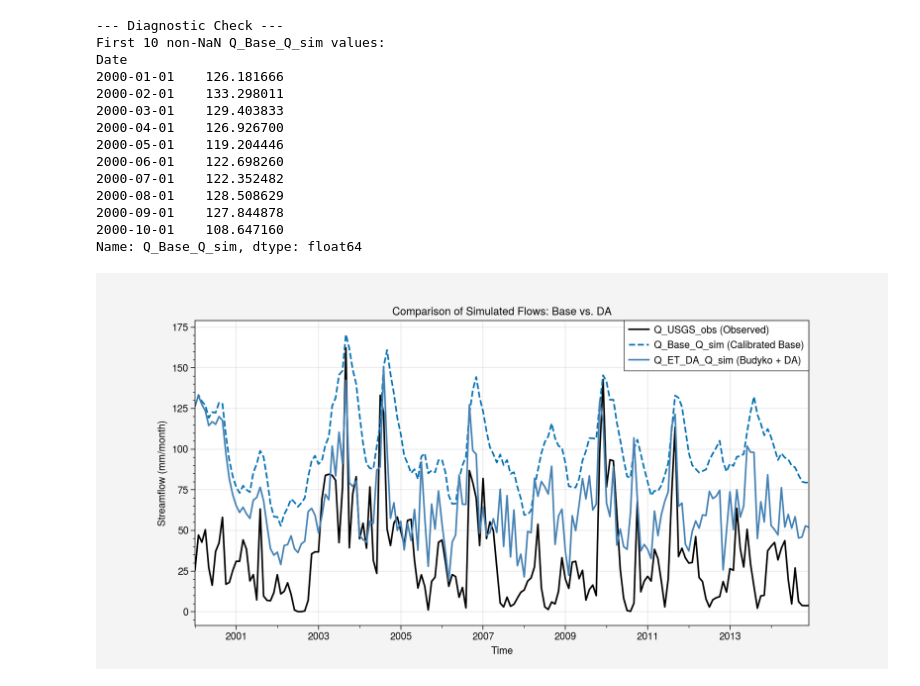
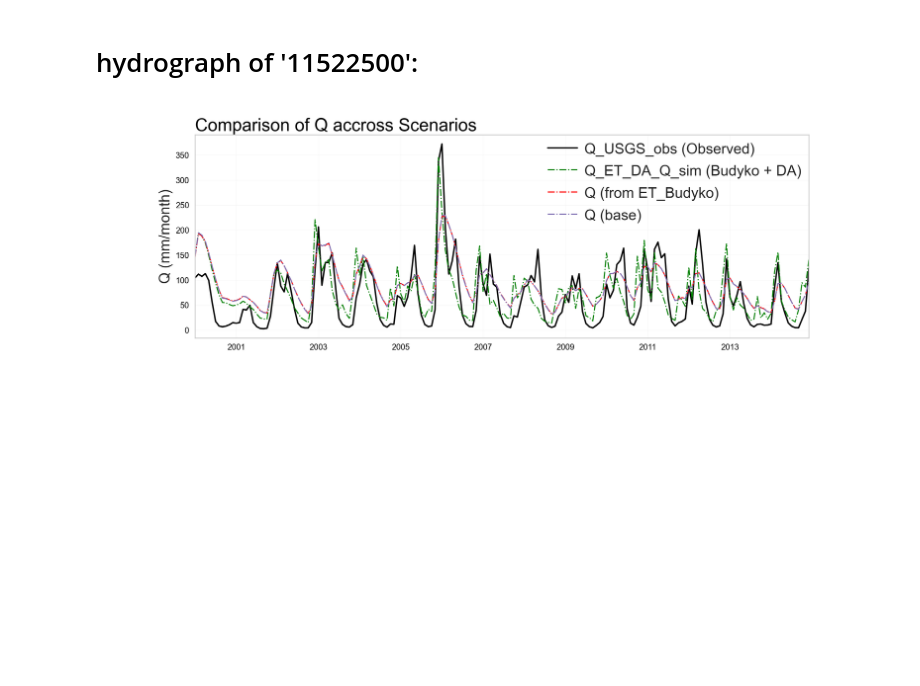
Before and after one commit to Habte1345/Bayesian_DA_Budyko_modeling, a Jupyter notebook: notebooks/notwbook.ipynb, the cells around one changed output. Drawn from its saved outputs; the diff is of its cells as text; code cells hidden in the pictures; blank space fills up the shorter version.

```diff
--- a/notebooks/notwbook.ipynb
+++ b/notebooks/notwbook.ipynb
@@ -23,20 +30,0 @@ df.describe()
-# %%
-import pandas as pd
-import matplotlib.pyplot as plt
-
-# Load the Feather file
-file_path = r"C:\Users\hdagne1\Box\Dr.Mesfin Research\Codes\DA\DA_Github_repo\Bayesian_DA_Budyko_modeling\Simulation_results\enkf_timeseries_by_basin\01669520_enkf_timeseries_ET_DA.feather"
-df = pd.read_feather(file_path)
-
-df.columns
-df.set_index('Date', inplace=True)
-plt.figure(figsize=(10, 3))
-df['Q_USGS_obs'].plot(label='Q_USGS_obs')
-# df['Q_B_Q_sim'].plot(label='Base_Q_sim')
-
-df['Q_ET_DA_Q_sim'].plot(label='Budyko + DA')
-plt.xlabel('Time')
-plt.ylabel('Simulated Q')
-plt.title('Comparison of Simulated Flows')
-plt.legend()
-plt.show()
@@ -45,56 +31,26 @@ plt.show()
+# %% [markdown]
+# hydrograph of '11522500':
 # %%
-import pandas as pd
-import matplotlib.pyplot as plt
-import os
 
-# Define file path for basin 01669520
-file_path = r"C:\Users\hdagne1\Box\Dr.Mesfin Research\Codes\DA\DA_Github_repo\Bayesian_DA_Budyko_modeling\Simulation_results\enkf_timeseries_by_basin\01669520_enkf_timeseries_ET_DA.feather"
+file_path = r"C:\Users\hdagne1\Box\Dr.Mesfin Research\Codes\DA\DA_Github_repo\Bayesian_DA_Budyko_modeling\Simulation_results\enkf_timeseries_by_basin\11522500_enkf_timeseries_ET_DA.feather"
 
 if not os.path.exists(file_path):
     print("Error: Feather file not found. Check path.")
 else:
-    # Load the Feather file
     df = pd.read_feather(file_path)
-
     df.set_index('Date', inplace=True)
-
-    # --- CRITICAL CHECK: Plot the Base Simulation ---
-    plt.figure(figsize=(10, 5))
-    df['Q_USGS_obs'].plot(label='Q_USGS_obs (Observed)', color='k')
-
-    # ⚠️ Check THIS line
-    if 'Q_Base_Q_sim' in df.columns:
-        df['Q_Base_Q_sim'].plot(label='Q_Base_Q_sim (Calibrated Base)', linestyle='--')
-    else:
-        print("❌ WARNING: 'Q_Base_Q_sim' column NOT found in DataFrame!")
-
-    df['Q_ET_DA_Q_sim'].plot(label='Q_ET_DA_Q_sim (Budyko + DA)', color='steelblue')
-
-    # Print the first few non-NaN values for Q_Base_Q_sim for quick inspection
-    print("\n--- Diagnostic Check ---")
-    if 'Q_Base_Q_sim' in df.columns:
-        print(f"First 10 non-NaN Q_Base_Q_sim values:\n{df['Q_Base_Q_sim'].dropna().head(10)}")
+    plt.figure(figsize=(15, 5))
+    df['Q_USGS_obs'].plot(label='Q_USGS_obs (Observed)', color='black', lw=2)
+    df['Q_ET_DA_Q_sim'].plot(label='Q_ET_DA_Q_sim (Budyko + DA)', color='green', linestyle='-.')
+    df['Q_B_Q_sim'].plot(label='Q (from ET_Budyko)', color='red', linestyle='-.')
+    df['Q_Base_Q_sim'].plot(label='Q (base)', color='m', linestyle='-.')
 
 
-    plt.xlabel('Time')
-    plt.ylabel('Streamflow (mm/month)')
-    plt.title('Comparison of Simulated Flows: Base vs. DA')
-    plt.legend()
+    plt.xlabel('')
+    plt.ylabel('Q (mm/month)',fontsize=20)
+    plt.title('Comparison of Q accross Scenarios',fontsize=24, loc='left')
+    plt.legend(fontsize=20, frameon=False)
     plt.grid(True)
     plt.show()
 # %% [output]
---- Diagnostic Check ---
-First 10 non-NaN Q_Base_Q_sim values:
-Date
-2000-01-01    126.181666
-2000-02-01    133.298011
-2000-03-01    129.403833
-2000-04-01    126.926700
-2000-05-01    119.204446
-2000-06-01    122.698260
-2000-07-01    122.352482
-2000-08-01    128.508629
-2000-09-01    127.844878
-2000-10-01    108.647160
-Name: Q_Base_Q_sim, dtype: float64
-[figure, old version]
+[figure, new version]
```
Also changed, not shown: parts of 3 cells of this notebook.
